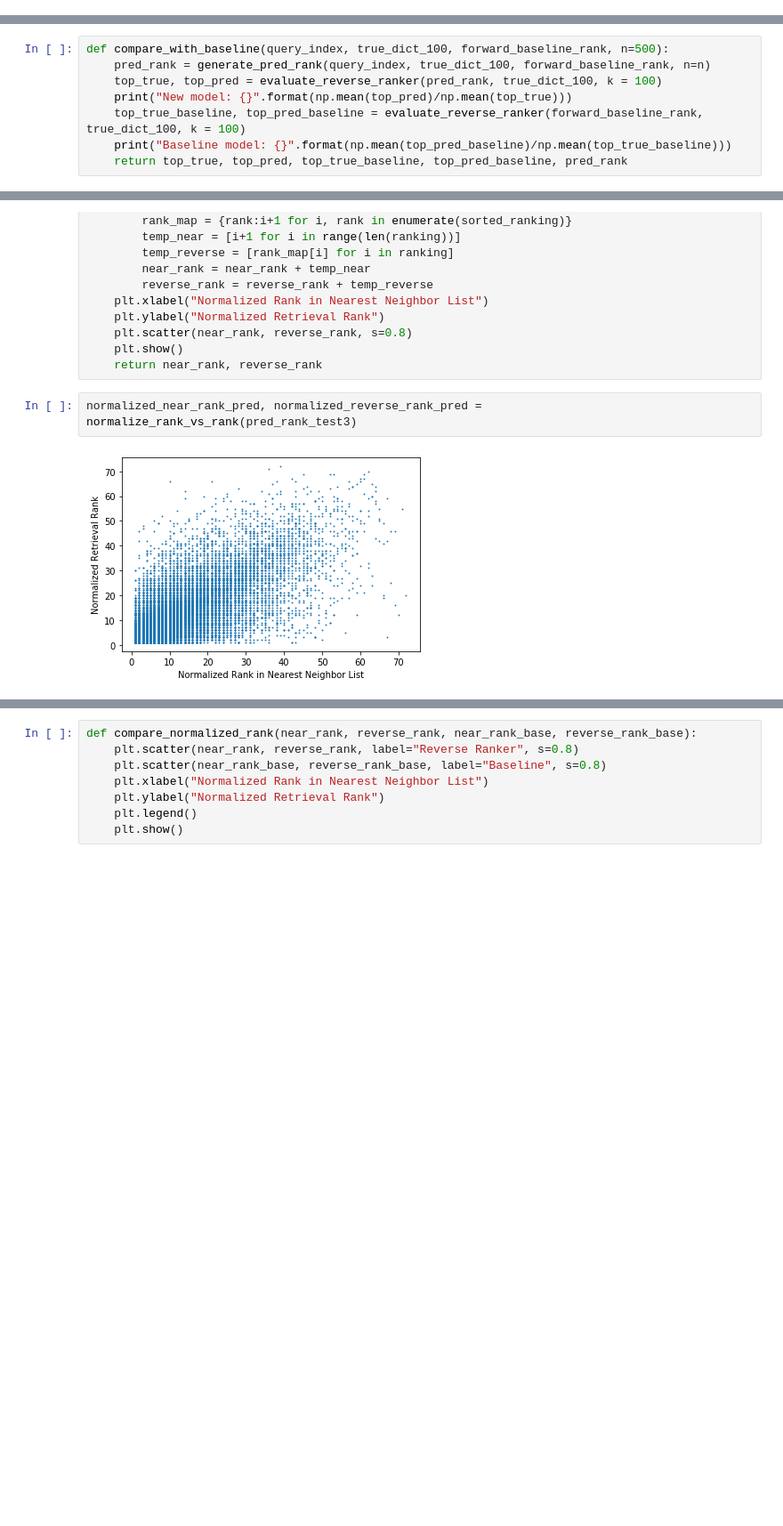
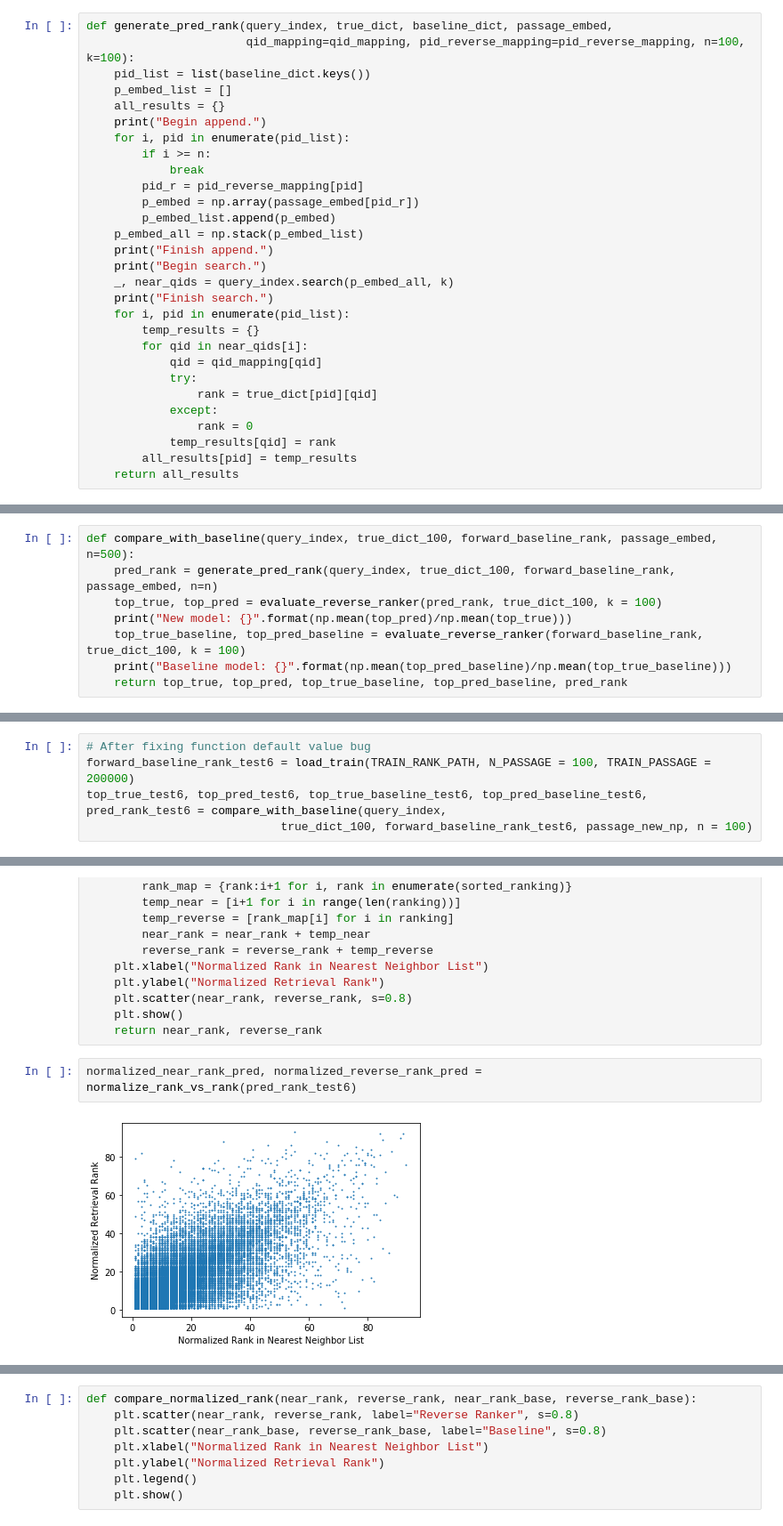
Before and after one commit to Chipxiang/search-exposure, a Jupyter notebook: reverse_ranker/evaluate_reverse_ranker.ipynb, the cells around one changed output, grey strips where cells are left out. Shown: that part at 89% size. Drawn from its saved outputs; the diff is of its cells as text; blank space fills up the shorter version.

Commit message:
Fix bugs. Change to batch mode search.

```diff
--- a/reverse_ranker/evaluate_reverse_ranker.ipynb
+++ b/reverse_ranker/evaluate_reverse_ranker.ipynb
@@ -222,3 +244,32 @@ def generate_pred_rank(query_index, true_dict, baseline_dict, passage_embed=pass
+# %%
+def generate_pred_rank(query_index, true_dict, baseline_dict, passage_embed,
+                       qid_mapping=qid_mapping, pid_reverse_mapping=pid_reverse_mapping, n=100, k=100):
+    pid_list = list(baseline_dict.keys())
+    p_embed_list = []
+    all_results = {}
+    print("Begin append.")
+    for i, pid in enumerate(pid_list):
+        if i >= n:
+            break
+        pid_r = pid_reverse_mapping[pid]
+        p_embed = np.array(passage_embed[pid_r])
+        p_embed_list.append(p_embed)
+    p_embed_all = np.stack(p_embed_list)
+    print("Finish append.")
+    print("Begin search.")
+    _, near_qids = query_index.search(p_embed_all, k)
+    print("Finish search.")
+    for i, pid in enumerate(pid_list):
+        temp_results = {}
+        for qid in near_qids[i]:
+            qid = qid_mapping[qid]
+            try:
+                rank = true_dict[pid][qid]
+            except:
+                rank = 0
+            temp_results[qid] = rank
+        all_results[pid] = temp_results
+    return all_results
 # %%
 TRAIN_RANK_PATH = "/datadrive/jianx/data/train_data/ance_training_rank100_8841823.csv"
 N_PASSAGE = 100
@@ -244,8 +295,8 @@ def load_train(path, N_PASSAGE = 100, TRAIN_PASSAGE = 200000):
 # %% [markdown]
 ## Test Performance
 # %%
-def compare_with_baseline(query_index, true_dict_100, forward_baseline_rank, n=500):
-    pred_rank = generate_pred_rank(query_index, true_dict_100, forward_baseline_rank, n=n)
+def compare_with_baseline(query_index, true_dict_100, forward_baseline_rank, passage_embed, n=500):
+    pred_rank = generate_pred_rank(query_index, true_dict_100, forward_baseline_rank, passage_embed, n=n)
     top_true, top_pred = evaluate_reverse_ranker(pred_rank, true_dict_100, k = 100)
     print("New model: {}".format(np.mean(top_pred)/np.mean(top_true)))
     top_true_baseline, top_pred_baseline = evaluate_reverse_ranker(forward_baseline_rank, true_dict_100, k = 100)
@@ -358,0 +440,5 @@ Baseline model: 0.8449612403100776
+# %%
+# After fixing function default value bug
+forward_baseline_rank_test6 = load_train(TRAIN_RANK_PATH, N_PASSAGE = 100, TRAIN_PASSAGE = 200000)
+top_true_test6, top_pred_test6, top_true_baseline_test6, top_pred_baseline_test6, pred_rank_test6 = compare_with_baseline(query_index,
+                            true_dict_100, forward_baseline_rank_test6, passage_new_np, n = 100)
@@ -635,7 +742,7 @@ def normalize_rank_vs_rank(pred_dict):
     plt.show()
     return near_rank, reverse_rank
 # %%
-normalized_near_rank_pred, normalized_reverse_rank_pred = normalize_rank_vs_rank(pred_rank_test3)
+normalized_near_rank_pred, normalized_reverse_rank_pred = normalize_rank_vs_rank(pred_rank_test6)
 # %% [output]
-[figure, old version]
+[figure, new version]
 # %%
```
Also changed, not shown: parts of 21 cells of this notebook, 1 other file.
